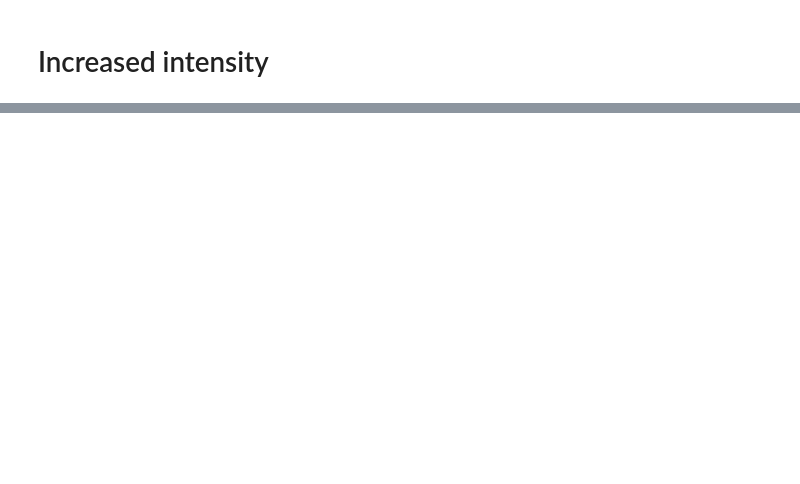
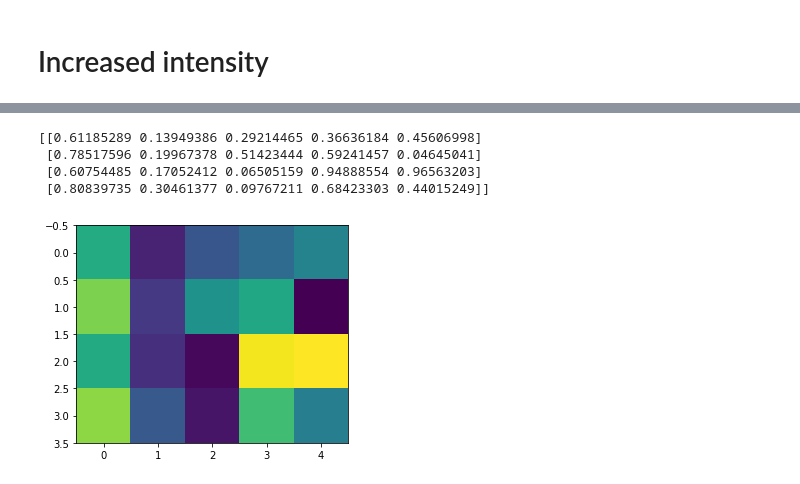
Before and after one commit to FLClab/pySTED, a Jupyter notebook: dymin.ipynb, the cells around one changed output, grey strips where cells are left out. Drawn from its saved outputs; the diff is of its cells as text; code cells hidden in the pictures; blank space fills up the shorter version.

```diff
--- a/dymin.ipynb
+++ b/dymin.ipynb
@@ -527,0 +547,12 @@ plot_and_gen_gif(histories)
+# %%
+image = numpy.random.rand(4,5)
+print(image)
+fig, ax = pyplot.subplots()
+ax.imshow(image)
+pyplot.show()
+# %% [output]
+[[0.61185289 0.13949386 0.29214465 0.36636184 0.45606998]
+ [0.78517596 0.19967378 0.51423444 0.59241457 0.04645041]
+ [0.60754485 0.17052412 0.06505159 0.94888554 0.96563203]
+ [0.80839735 0.30461377 0.09767211 0.68423303 0.44015249]]
+[figure, added]
```
Also changed, not shown: parts of 19 cells of this notebook, 5 other files.
